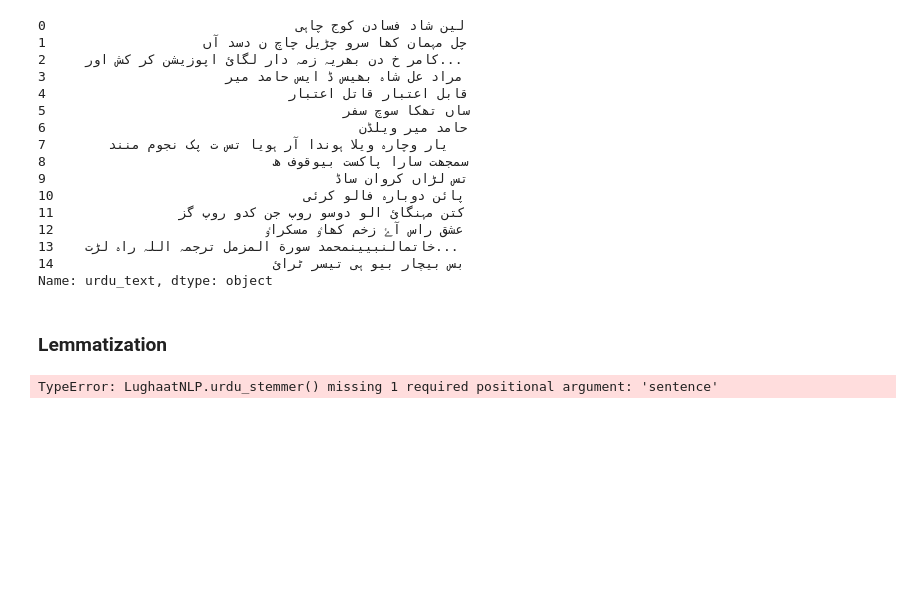
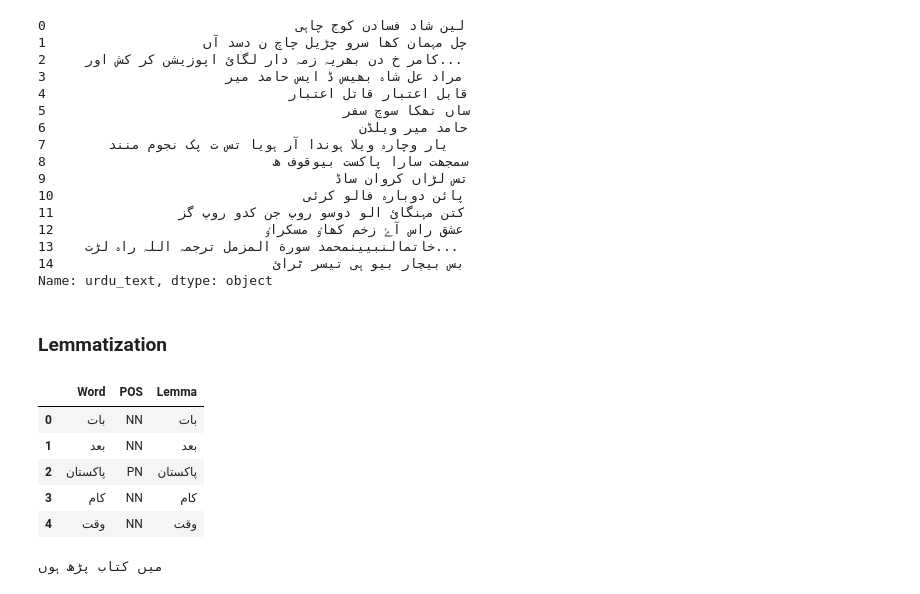
Before and after one commit to saadsohail05/Sarcasm-Detection-Tool-for-Urdu-Text-on-Social-Media, a Jupyter notebook: Urdu Sentiment.ipynb, the cells around one changed output. Drawn from its saved outputs; the diff is of its cells as text; code cells hidden in the pictures; blank space fills up the shorter version.

```diff
--- a/Urdu Sentiment.ipynb
+++ b/Urdu Sentiment.ipynb
@@ -393,3 +394,13 @@ df_stem.head(15)
 Name: urdu_text, dtype: object
 # %% [markdown]
 ### Lemmatization
+# %%
+urdu_dict=pd.read_csv("Dictionary_final.csv")
+urdu_dict.head()
+# %% [output]
+|  | Word | POS | Lemma |
+| 0 | بات | NN | بات |
+| 1 | بعد | NN | بعد |
+| 2 | پاکستان | PN | پاکستان |
+| 3 | کام | NN | کام |
+| 4 | وقت | NN | وقت |
@@ -396,6 +424,6 @@ Name: urdu_text, dtype: object
 # %%
-from LughaatNLP import LughaatNLP
 sentence="میں کتابیں پڑھتا ہوں"
-LughaatNLP.urdu_stemmer(sentence)
+res=lemmatize_text(sentence)
+print(res)
 # %% [output]
-TypeError: LughaatNLP.urdu_stemmer() missing 1 required positional argument: 'sentence'
+میں كتاب پڑھ ہوں
```
Also changed, not shown: parts of 19 cells of this notebook, 1 other file.
